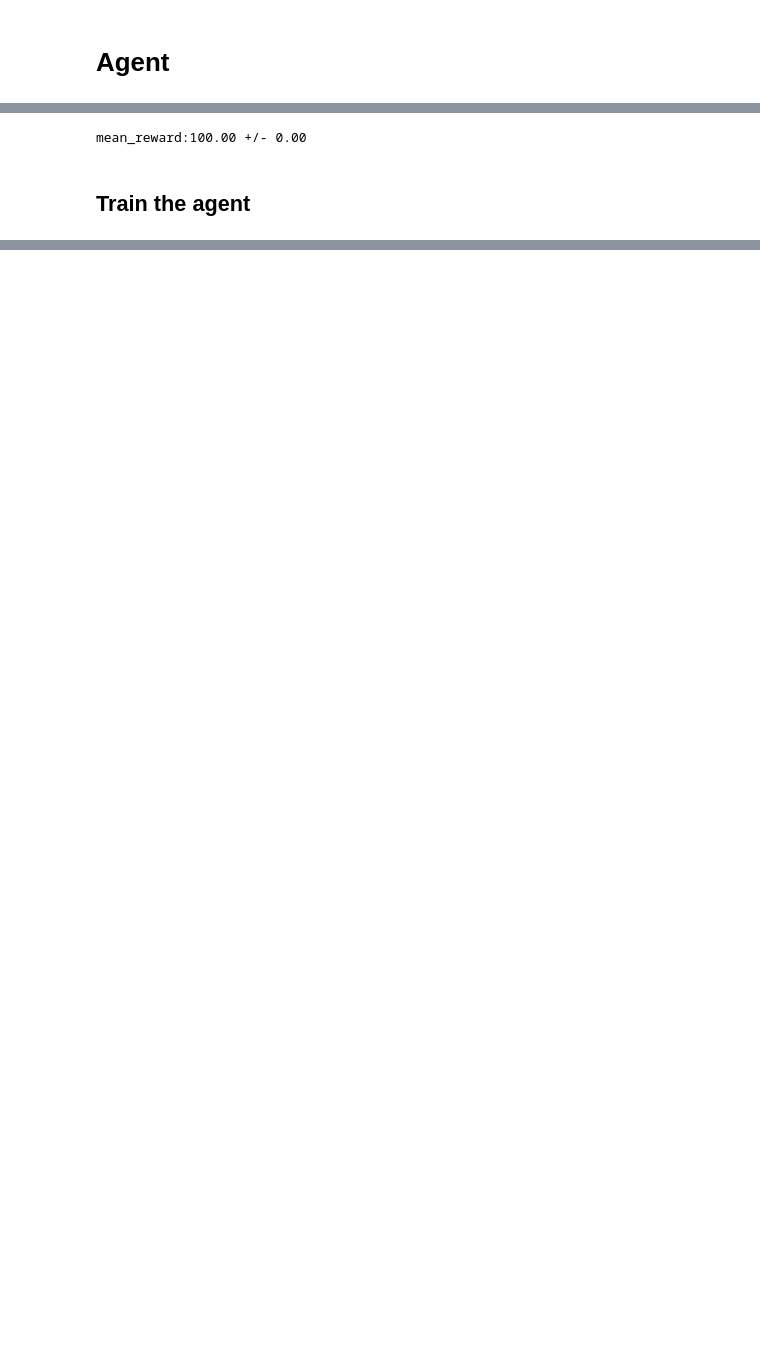
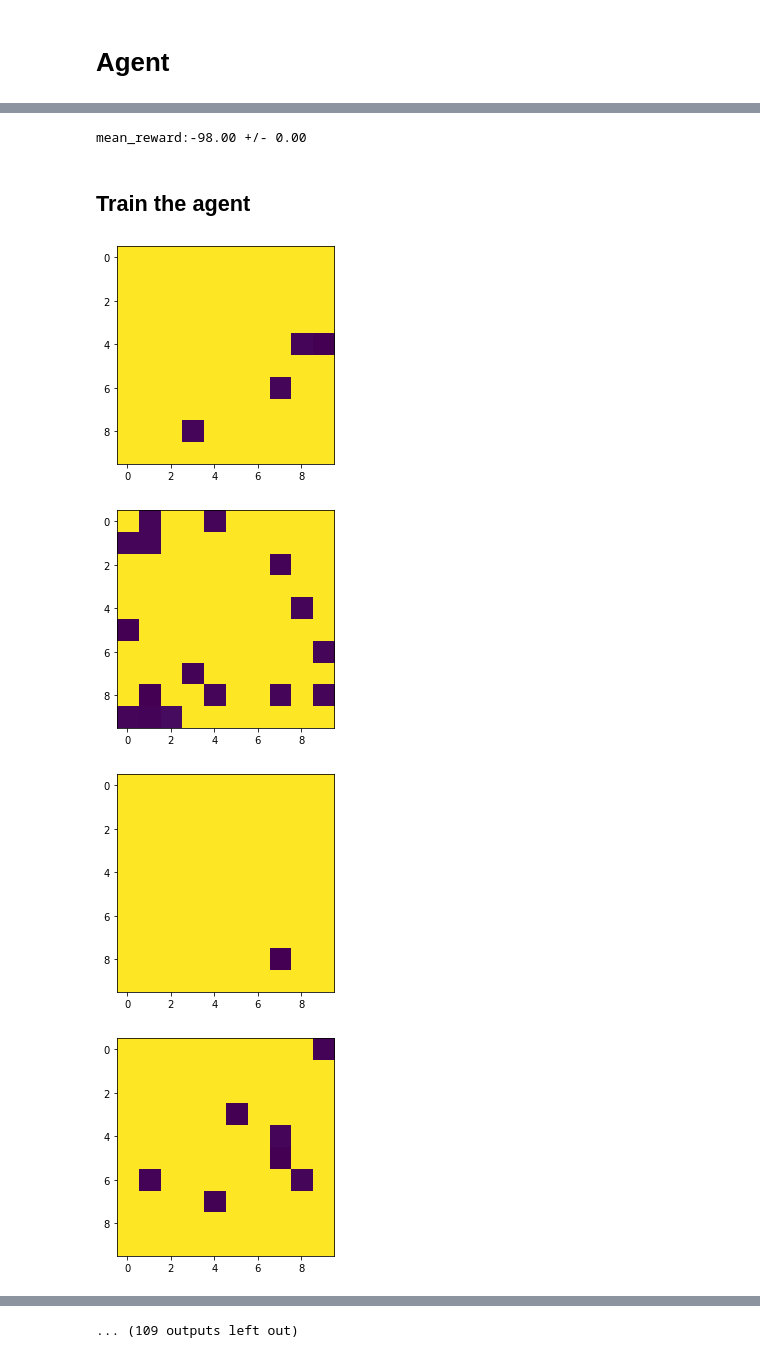
Before and after one commit to alexkocev/iarchitect, a Jupyter notebook: notebooks/framework_base_stable_baseline.ipynb, the cells around one changed output, grey strips where cells are left out. Drawn from its saved outputs; the diff is of its cells as text; code cells hidden in the pictures; blank space fills up the shorter version.

Commit message:
finalisation notebook de base TODO finetuner

```diff
--- a/notebooks/framework_base_stable_baseline.ipynb
+++ b/notebooks/framework_base_stable_baseline.ipynb
@@ -184,6 +111,11 @@ array([0., 3., 0., 0., 0., 3., 0., 0., 0., 0.])
+# %%
+env = CustomEnv()
+eval_env = CustomEnv(nspecies=1) # Use a separate environement for evaluation
+env = Monitor(env, log_dir)
 # %% [markdown]
 # Agent
 # %%
-agent = A2C(MlpPolicy, env, verbose=2)
+# algo_with_policy = DQN(MlpPolicy, env, verbose=2)
+algo_with_policy = A2C(ActorCriticPolicy, env, verbose=2,)
 # %% [output]
 Using cpu device
@@ -194,22 +126,28 @@ Wrapping the env in a DummyVecEnv.
 # %%
 # Random Agent, before training
-mean_reward, std_reward = evaluate_policy(agent, eval_env, n_eval_episodes=100)
-
+mean_reward, std_reward = evaluate_policy(algo_with_policy, eval_env, n_eval_episodes=100)
 print(f"mean_reward:{mean_reward:.2f} +/- {std_reward:.2f}")
 # %% [output]
-mean_reward:100.00 +/- 0.00
+mean_reward:-98.00 +/- 0.00
 # %% [markdown]
 ## Train the agent
-# %%
-class MyCallBack(BaseCallback):
-    def __init__(self,log_dir):
-        super().__init__()
-        self.log_dir = log_dir
-
-    def _on_step(self) -> bool:
-        x, y = ts2xy(load_results(self.log_dir), 'timesteps')
-        print(x,y)
+# %%
+class MyCallBack(BaseCallback):
+    def __init__(self,log_dir,steps_to_print,verbose=0):
+        super().__init__()
+        self.log_dir = log_dir
+        self.steps_to_print = steps_to_print
+
+    def _on_step(self) -> bool:
+        if self.num_timesteps % self.steps_to_print == 0:
+            plt.imshow(self.locals["obs_tensor"].numpy()[0,:,:])
+            plt.show()
 # %%
 # Train the agent for 10000 steps
-agent.learn(total_timesteps=1000,callback=MyCallBack(log_dir))
+callback = MyCallBack(log_dir,100)
+algo_with_policy.learn(total_timesteps=10000,callback=callback)
 # %% [output]
+[figure, added]
+[figure, added]
+[figure, added]
+[figure, added]
@@ -216,0 +194 @@ LoadMonitorResultsError: No monitor files of the form *monitor.csv found in StbB
+... (109 outputs left out)
```
Also changed, not shown: parts of 19 cells of this notebook.
